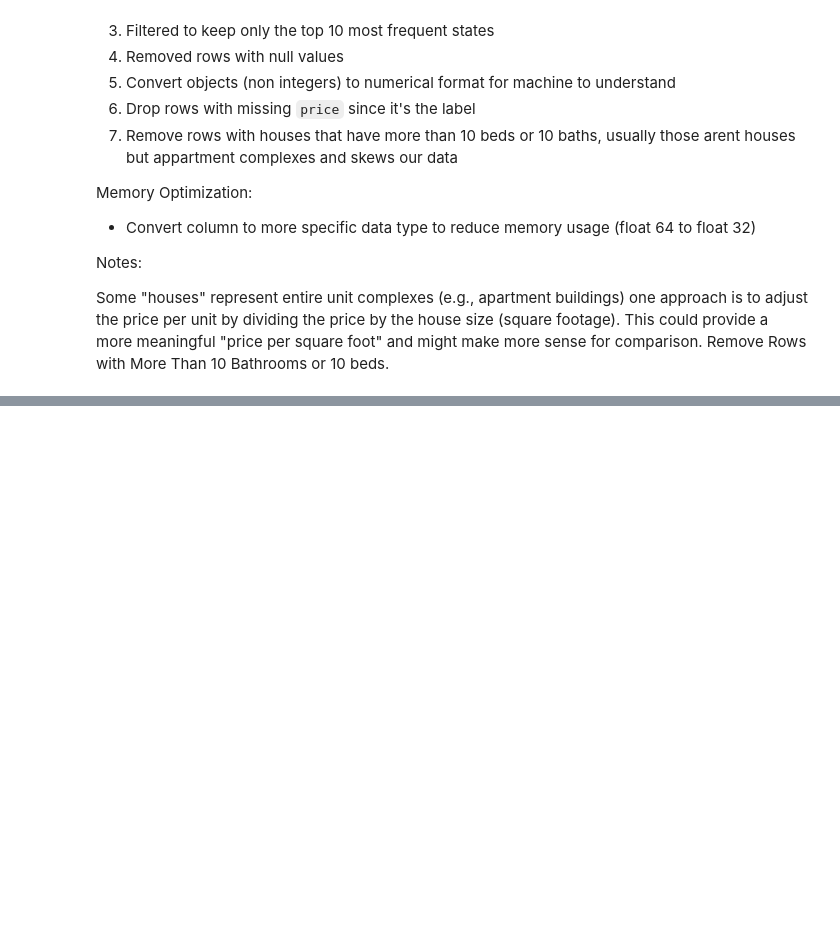
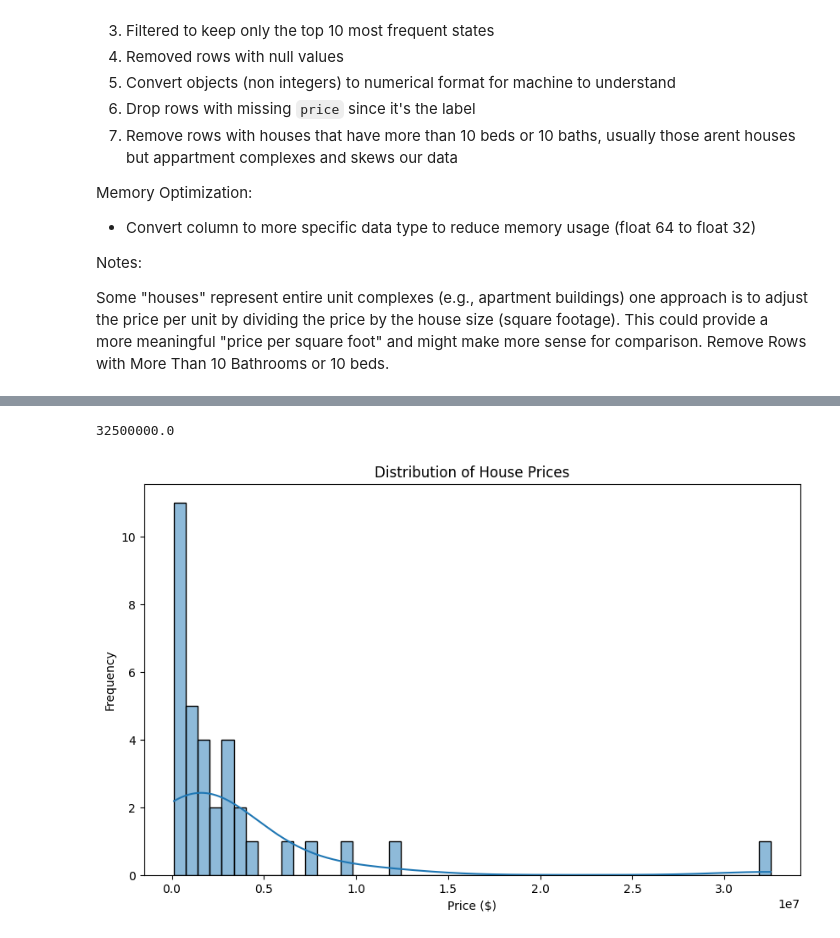
Before and after one commit to jpthesmar/House_Price_Forecaster-DSIII, a Jupyter notebook: USARealEstate.ipynb, the cells around one changed output, grey strips where cells are left out. Saved outputs shown, nothing was run; the diff lists cells and outputs as text; code cells hidden in the pictures; blank space fills up the shorter version.

```diff
--- a/USARealEstate.ipynb
+++ b/USARealEstate.ipynb
@@ -190,0 +270,11 @@ plt.show()
+# %%
+# Normalize numerical features
+from sklearn.preprocessing import StandardScaler
+scaler = StandardScaler()
+
+nyc_data[['bed', 'bath', 'acre_lot', 'house_size']] = scaler.fit_transform(
+    nyc_data[['bed', 'bath', 'acre_lot', 'house_size']]
+)
+
+print("\nProcessed NYC Data:")
+print(nyc_data.head())
@@ -190,0 +289,20 @@ plt.show()
+# %%
+from sklearn.model_selection import train_test_split
+from sklearn.ensemble import RandomForestRegressor
+from sklearn.metrics import mean_absolute_error
+
+# Define features (X) and target (y)
+X = nyc_data.drop('price', axis=1)
+y = nyc_data['price']
+
+# Split data into training and testing sets
+X_train, X_test, y_train, y_test = train_test_split(X, y, test_size=0.2, random_state=42)
+
+# Train a Random Forest Regressor
+model = RandomForestRegressor(n_estimators=100, random_state=42)
+model.fit(X_train, y_train)
+
+# Predict and evaluate
+y_pred = model.predict(X_test)
+mae = mean_absolute_error(y_test, y_pred)
+print(f"Mean Absolute Error on NYC Data: ${mae:,.2f}")
@@ -190,0 +334,16 @@ plt.show()
+# %%
+print(max(y))
+# %% [output]
+32500000.0
+# %%
+import matplotlib.pyplot as plt
+import seaborn as sns
+
+plt.figure(figsize=(10, 6))
+sns.histplot(y, kde=True, bins=50)
+plt.title('Distribution of House Prices')
+plt.xlabel('Price ($)')
+plt.ylabel('Frequency')
+plt.show()
+# %% [output]
+[figure, added]
```
Also changed, not shown: parts of 12 cells of this notebook.
